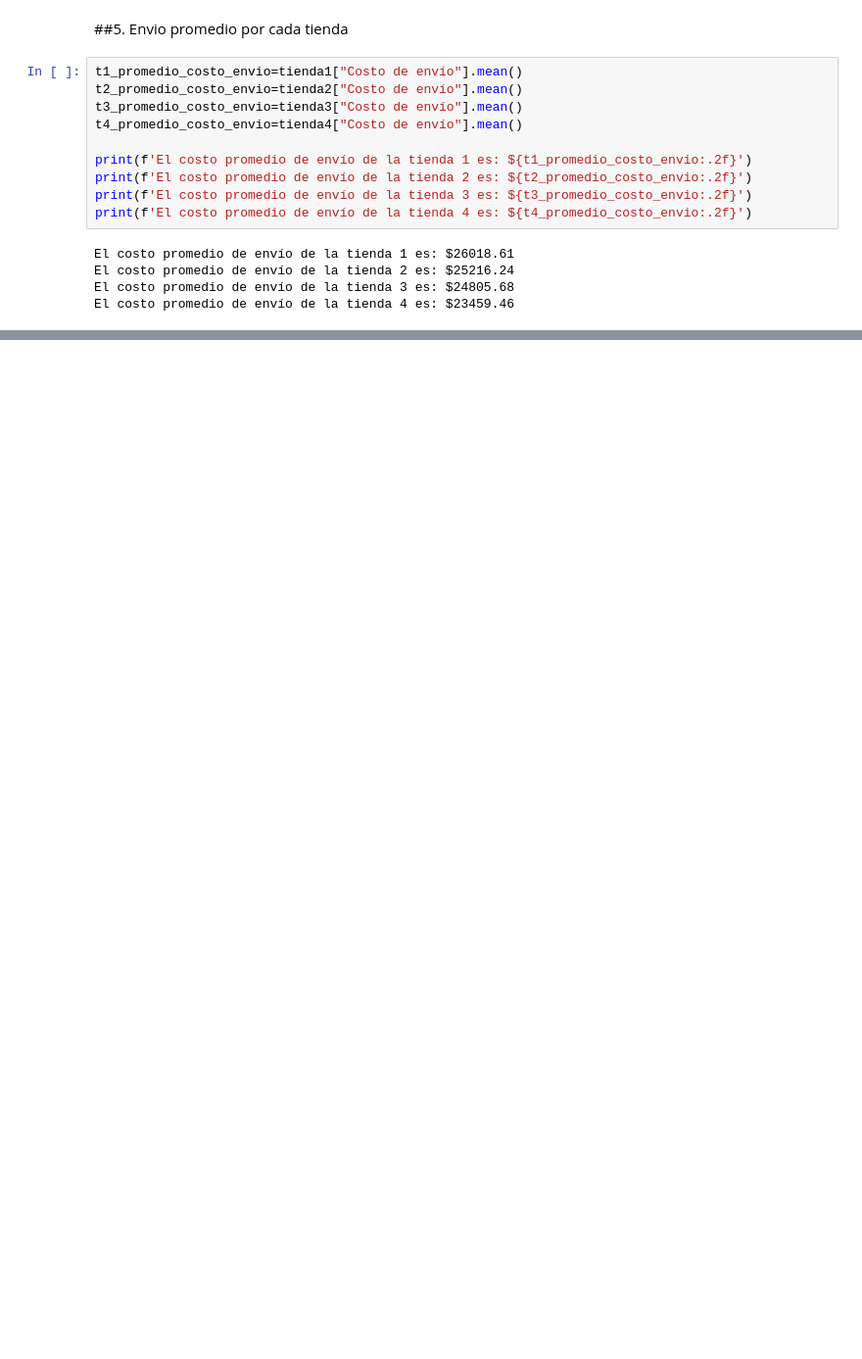
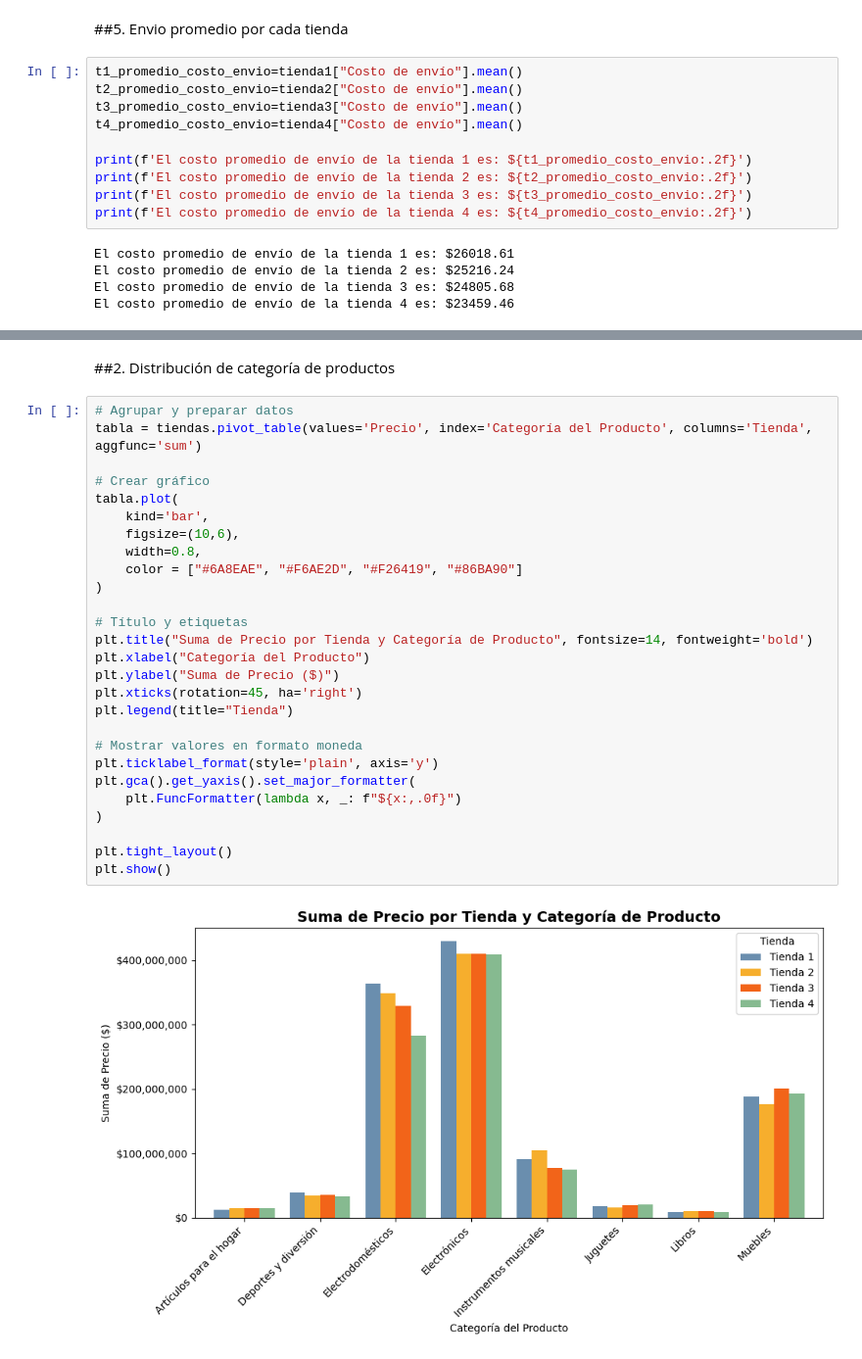
Before and after one commit to CatalinaOrtegha/Challenge-Data-Science-Alura-Store, a Jupyter notebook: Challenge_Data_Science.ipynb, the cells around one changed output, grey strips where cells are left out. Shown at 98% size. Saved outputs shown, nothing was run; the diff lists cells and outputs as text; blank space fills up the shorter version.

```diff
--- a/Challenge_Data_Science.ipynb
+++ b/Challenge_Data_Science.ipynb
@@ -221,0 +354,31 @@ El costo promedio de envío de la tienda 4 es: $23459.46
+# %% [markdown]
+##2. Distribución de categoría de productos
+# %%
+# Agrupar y preparar datos
+tabla = tiendas.pivot_table(values='Precio', index='Categoría del Producto', columns='Tienda', aggfunc='sum')
+
+# Crear gráfico
+tabla.plot(
+    kind='bar',
+    figsize=(10,6),
+    width=0.8,
+    color = ["#6A8EAE", "#F6AE2D", "#F26419", "#86BA90"]
+)
+
+# Título y etiquetas
+plt.title("Suma de Precio por Tienda y Categoría de Producto", fontsize=14, fontweight='bold')
+plt.xlabel("Categoría del Producto")
+plt.ylabel("Suma de Precio ($)")
+plt.xticks(rotation=45, ha='right')
+plt.legend(title="Tienda")
+
+# Mostrar valores en formato moneda
+plt.ticklabel_format(style='plain', axis='y')
+plt.gca().get_yaxis().set_major_formatter(
+    plt.FuncFormatter(lambda x, _: f"${x:,.0f}")
+)
+
+plt.tight_layout()
+plt.show()
+# %% [output]
+[figure, added]
```
Also changed, not shown: parts of 20 cells of this notebook.
